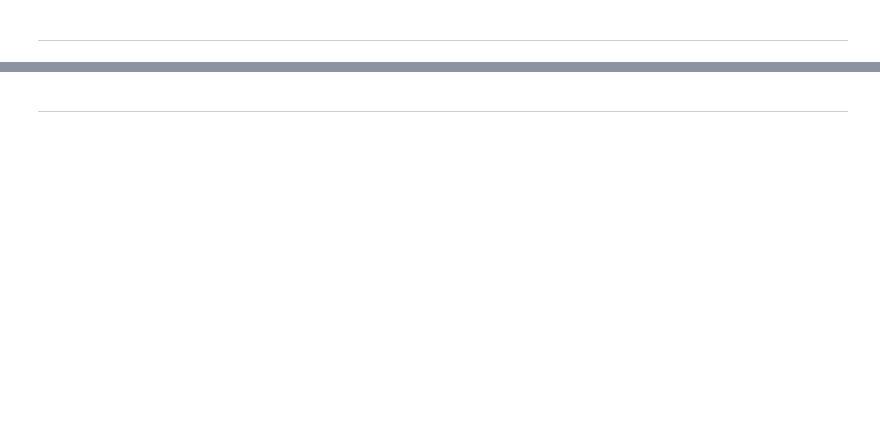
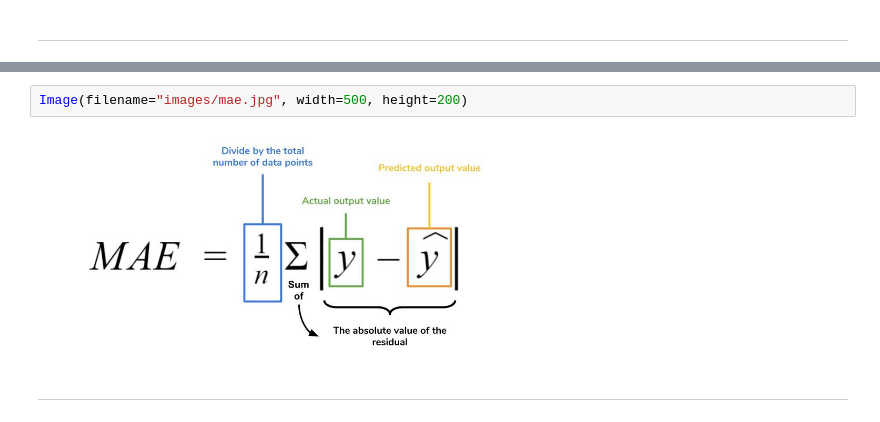
Before and after one commit to GNUITOdebora/MLOPS_flight_delay, a Jupyter notebook: notebooks/ML_modeling.ipynb, the cells around one changed output, grey strips where cells are left out. Cells and saved outputs as stored; diff of their text form; blank space fills up the shorter version.

```diff
--- a/notebooks/ML_modeling.ipynb
+++ b/notebooks/ML_modeling.ipynb
@@ -126,2 +136,6 @@ Le **MAE** mesure la moyenne des erreurs absolues, c'est-à-dire la différence
+# %%
+Image(filename="images/mae.jpg", width=500, height=200)
+# %% [output]
+[figure, added]
 # %% [markdown]
 --------------------------------------------------------------------------------------------------------------------------
```
Also changed, not shown: parts of 19 cells of this notebook, 8 other files.
